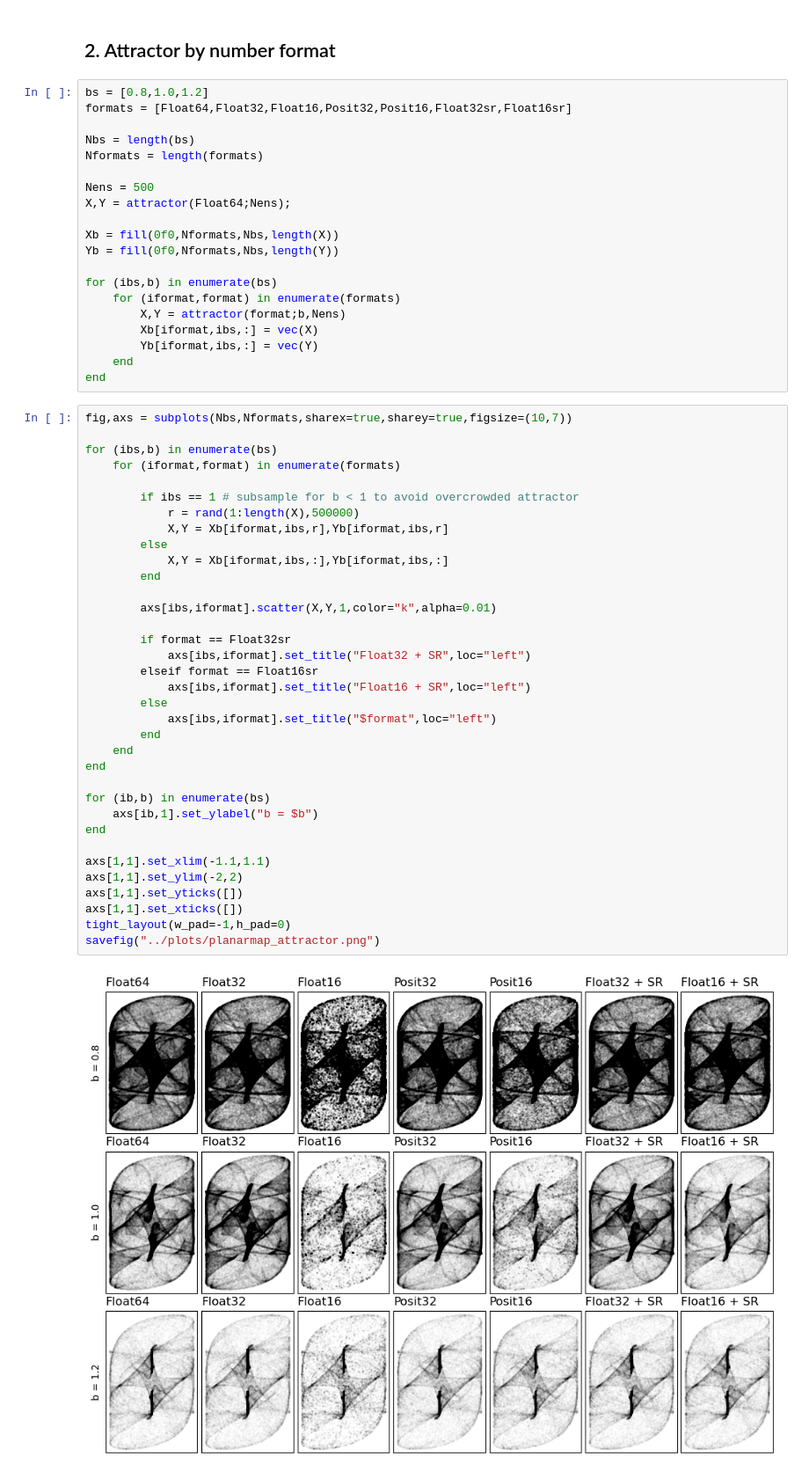
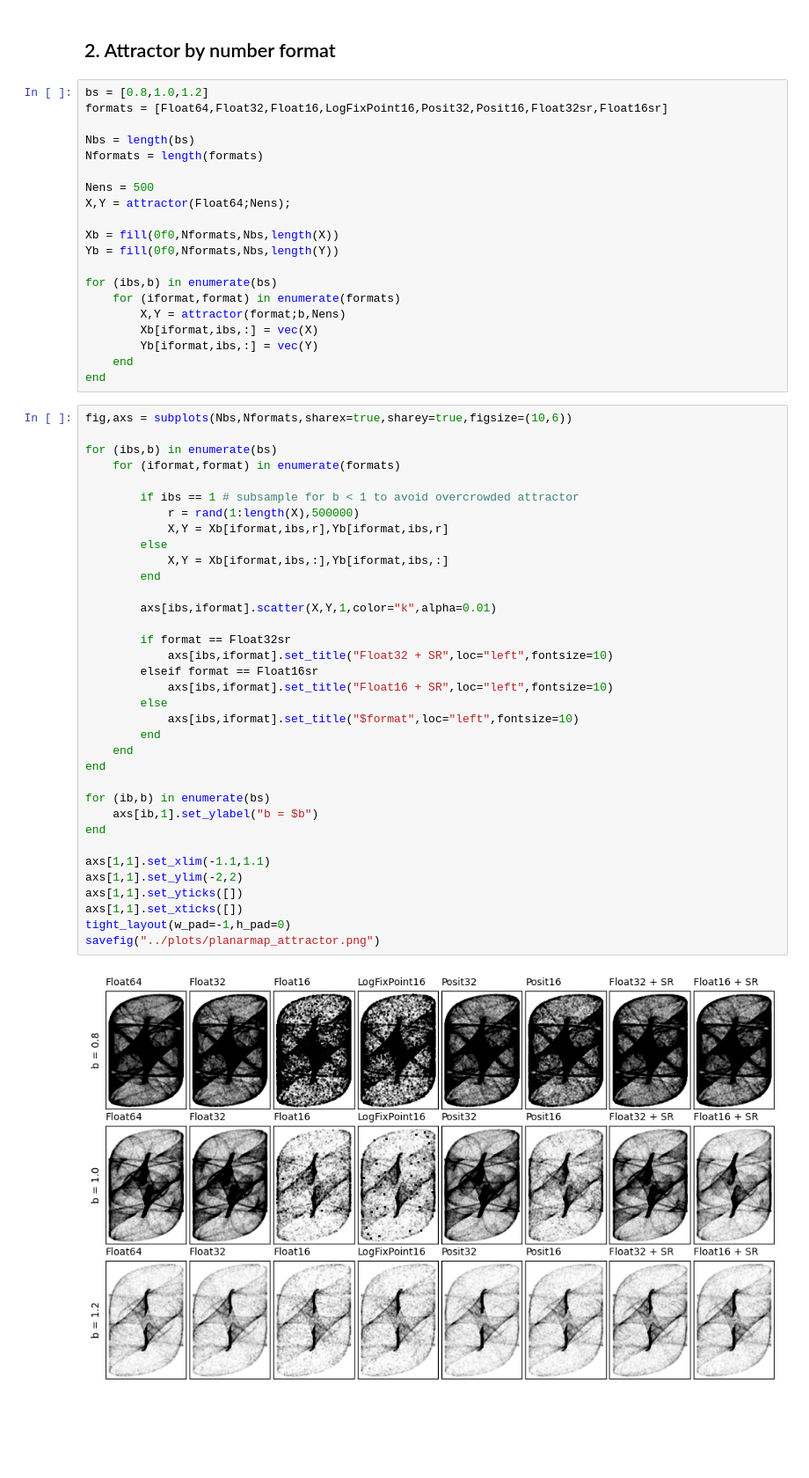
Before and after one commit to milankl/BernoulliMap, a Jupyter notebook: src/PlanarMap.ipynb, the cells around one changed output. Shown at 88% size. Cells and saved outputs as stored; diff of their text form; blank space fills up the shorter version.

```diff
--- a/src/PlanarMap.ipynb
+++ b/src/PlanarMap.ipynb
@@ -79,7 +83,7 @@ tight_layout()
 ## 2. Attractor by number format
 # %%
 bs = [0.8,1.0,1.2]
-formats = [Float64,Float32,Float16,Posit32,Posit16,Float32sr,Float16sr]
+formats = [Float64,Float32,Float16,LogFixPoint16,Posit32,Posit16,Float32sr,Float16sr]
 
 Nbs = length(bs)
 Nformats = length(formats)
@@ -98,39 +102,39 @@ for (ibs,b) in enumerate(bs)
     end
 end
 # %%
-fig,axs = subplots(Nbs,Nformats,sharex=true,sharey=true,figsize=(10,7))
+fig,axs = subplots(Nbs,Nformats,sharex=true,sharey=true,figsize=(10,6))
 
 for (ibs,b) in enumerate(bs)
     for (iformat,format) in enumerate(formats)
 
         if ibs == 1 # subsample for b < 1 to avoid overcrowded attractor
             r = rand(1:length(X),500000)
             X,Y = Xb[iformat,ibs,r],Yb[iformat,ibs,r]
         else
             X,Y = Xb[iformat,ibs,:],Yb[iformat,ibs,:]
         end
 
         axs[ibs,iformat].scatter(X,Y,1,color="k",alpha=0.01)
 
         if format == Float32sr
-            axs[ibs,iformat].set_title("Float32 + SR",loc="left")
+            axs[ibs,iformat].set_title("Float32 + SR",loc="left",fontsize=10)
         elseif format == Float16sr
-            axs[ibs,iformat].set_title("Float16 + SR",loc="left")
+            axs[ibs,iformat].set_title("Float16 + SR",loc="left",fontsize=10)
         else
-            axs[ibs,iformat].set_title("$format",loc="left")
+            axs[ibs,iformat].set_title("$format",loc="left",fontsize=10)
         end
     end
 end
 
 for (ib,b) in enumerate(bs)
     axs[ib,1].set_ylabel("b = $b")
 end
 
 axs[1,1].set_xlim(-1.1,1.1)
 axs[1,1].set_ylim(-2,2)
 axs[1,1].set_yticks([])
 axs[1,1].set_xticks([])
 tight_layout(w_pad=-1,h_pad=0)
 savefig("../plots/planarmap_attractor.png")
 # %% [output]
-[figure, old version]
+[figure, new version]
```
Also changed, not shown: parts of 4 cells of this notebook, 1 other file.
